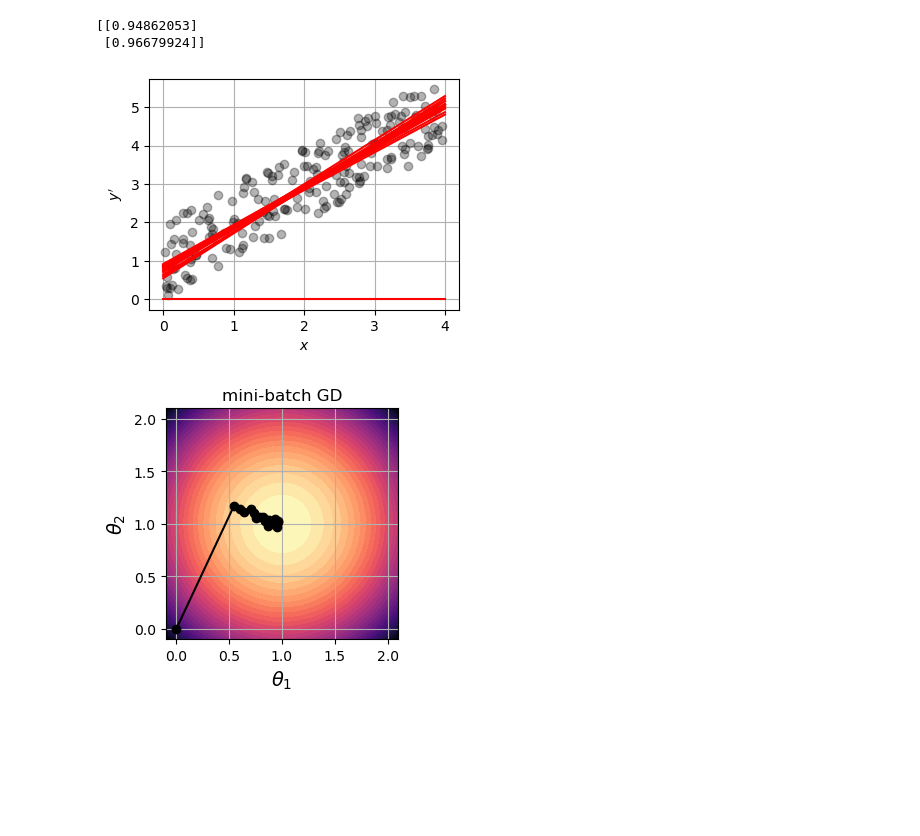
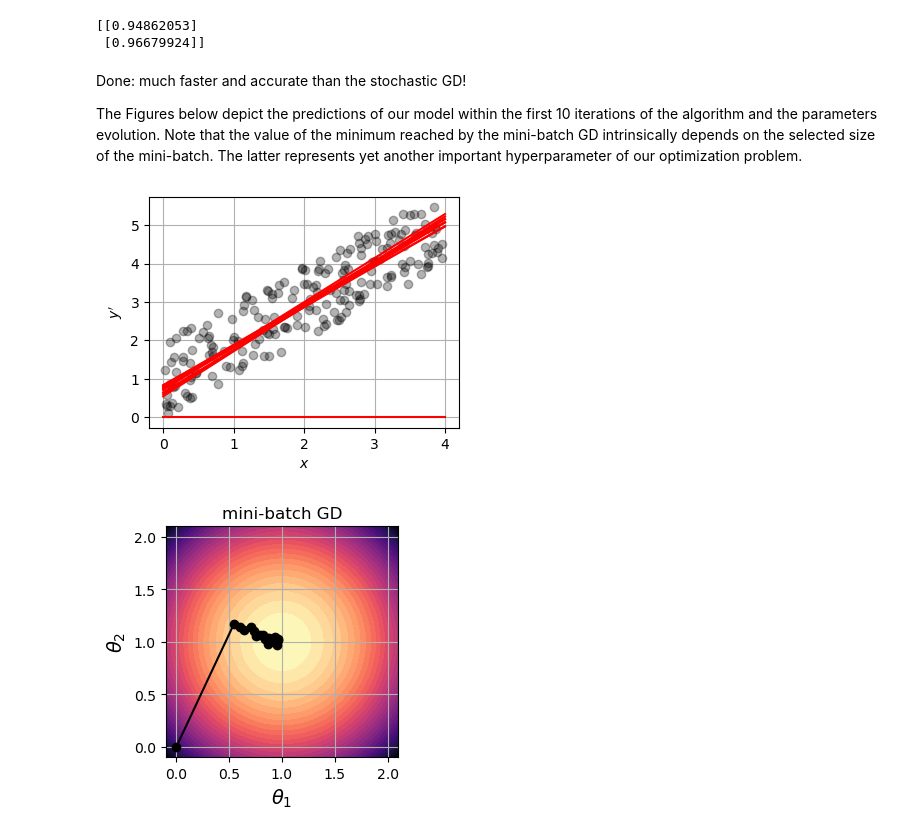
Before and after one commit to filippo-masi/hands-on-regression, a Jupyter notebook: Hands-on/S2-S3_Linear_regression-Gradient_descent.ipynb, the cells around one changed output. Cells and saved outputs as stored; diff of their text form; code cells hidden in the pictures; blank space fills up the shorter version.

```diff
--- a/Hands-on/S2-S3_Linear_regression-Gradient_descent.ipynb
+++ b/Hands-on/S2-S3_Linear_regression-Gradient_descent.ipynb
@@ -190,5 +277,5 @@ print(theta)
 # %%
-k=15
+k=10
 fig = plt.figure(figsize=(4, 3))
 plt.plot(X, y_prime,'ko',alpha=0.3)
 plt.plot(X_new, line[:,:k], 'r-')
@@ -239,5 +340,4 @@ print(theta)
 # %%
-k=15
 fig = plt.figure(figsize=(4, 3))
 plt.plot(X, y_prime,'ko',alpha=0.3)
 plt.plot(X_new, line[:,:k], 'r-')
@@ -284,5 +392,4 @@ print(theta)
 # %%
-k=15
 fig = plt.figure(figsize=(4, 3))
 plt.plot(X, y_prime,'ko',alpha=0.3)
 plt.plot(X_new, line[:,:k], 'r-')
@@ -353,16 +470,19 @@ print(theta)
 # %% [output]
 [[0.94862053]
  [0.96679924]]
+# %% [markdown]
+Done: much faster and accurate than the stochastic GD!
+
+The Figures below depict the predictions of our model within the first 10 iterations of the algorithm and the parameters evolution. Note that the value of the minimum reached by the mini-batch GD intrinsically depends on the selected size of the mini-batch. The latter represents yet another important hyperparameter of our optimization problem.
 # %%
-k=15
 fig = plt.figure(figsize=(4, 3))
 plt.plot(X, y_prime,'ko',alpha=0.3)
 plt.plot(X_new, line[:,:k], 'r-')
 plt.ylabel("$y'$")
 plt.xlabel('$x$')
 plt.grid()
 # %% [output]
-[figure, old version]
+[figure, new version]
 # %%
 fig = plt.figure(figsize=(3, 3))
 cmap = matplotlib.cm.get_cmap('magma_r')
```
Also changed, not shown: parts of 75 cells of this notebook, 2 other files.
